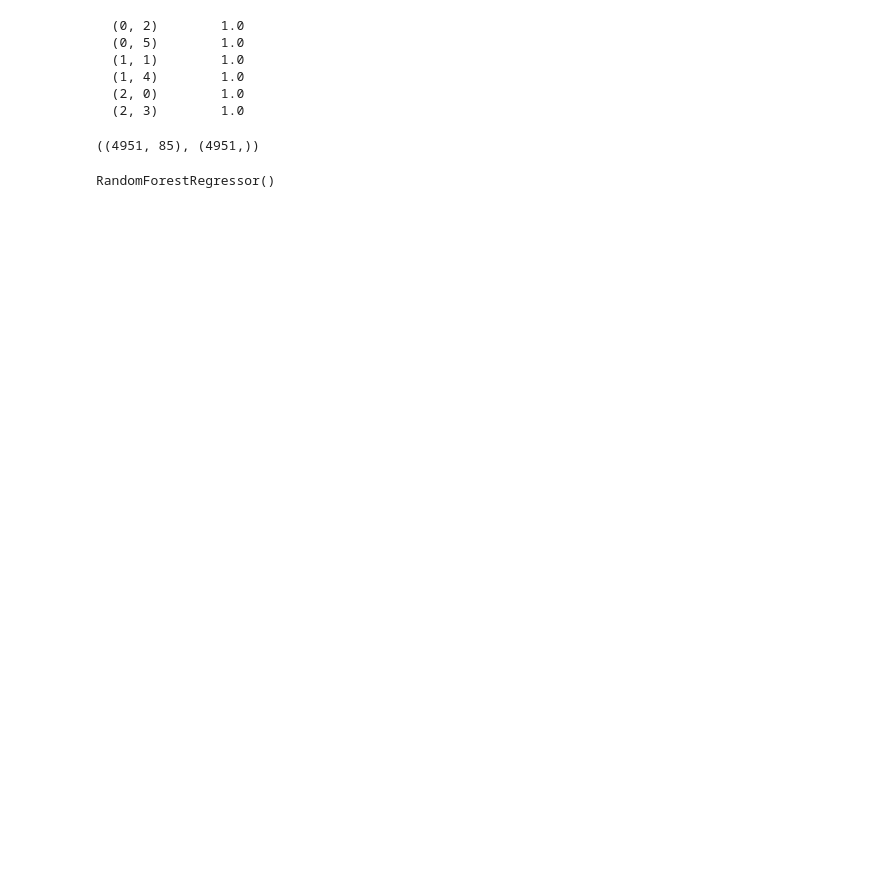
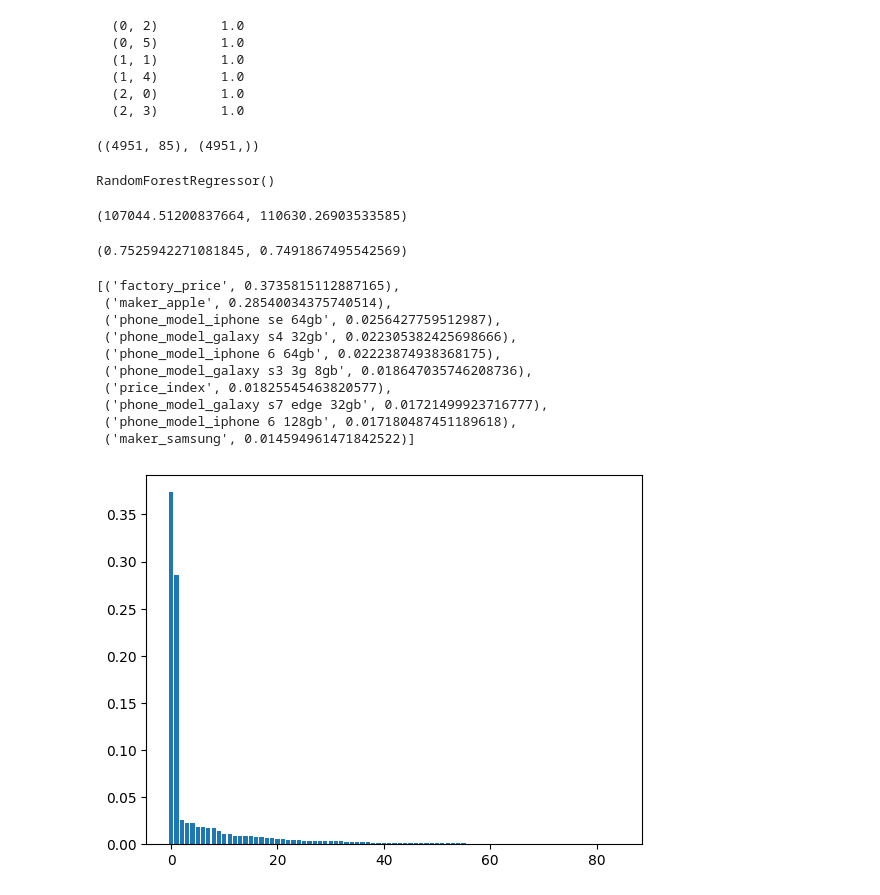
Before and after one commit to leekyuyoung202306/PYTHON, a Jupyter notebook: 12주차/[12주차]데이터분석04.ipynb, the cells around one changed output. Saved outputs shown, nothing was run; the diff lists cells and outputs as text; code cells hidden in the pictures; blank space fills up the shorter version.

```diff
--- a/12주차/[12주차]데이터분석04.ipynb
+++ b/12주차/[12주차]데이터분석04.ipynb
@@ -181,0 +185,31 @@ RandomForestRegressor()
+# %%
+np.sqrt(mean_squared_error(y_train,x_train_predict)), np.sqrt( mean_squared_error(y_test,x_test_predict))
+# %% [output]
+(107044.51200837664, 110630.26903533585)
+# %%
+r2_score(y_train,x_train_predict), r2_score(y_test,x_test_predict)
+# %% [output]
+(0.7525942271081845, 0.7491867495542569)
+# %%
+# 피처 중요도 분석
+# 학습모델의 피처 중요도를 시각화
+importance = forest.feature_importances_
+indexs = np.argsort(importance)[::-1]
+plt.bar(range(X.shape[1]), importance[indexs])
+
+# 피처명을 출력
+feat_labels = X.columns.tolist()
+feature = list(zip(feat_labels, importance))
+sorted(feature, key = lambda x: x[1], reverse=True)[:10]
+# %% [output]
+[('factory_price', 0.3735815112887165),
+ ('maker_apple', 0.28540034375740514),
+ ('phone_model_iphone se 64gb', 0.0256427759512987),
+ ('phone_model_galaxy s4 32gb', 0.022305382425698666),
+ ('phone_model_iphone 6 64gb', 0.02223874938368175),
+ ('phone_model_galaxy s3 3g 8gb', 0.018647035746208736),
+ ('price_index', 0.01825545463820577),
+ ('phone_model_galaxy s7 edge 32gb', 0.01721499923716777),
+ ('phone_model_iphone 6 128gb', 0.017180487451189618),
+ ('maker_samsung', 0.014594961471842522)]
+[figure, added]
```
Also changed, not shown: parts of 14 cells of this notebook.
